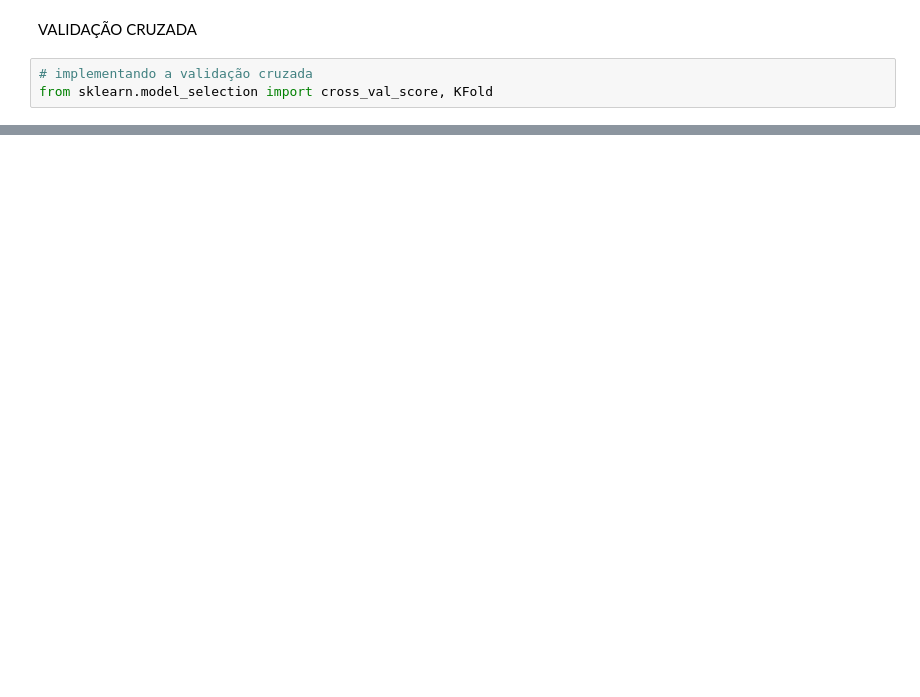
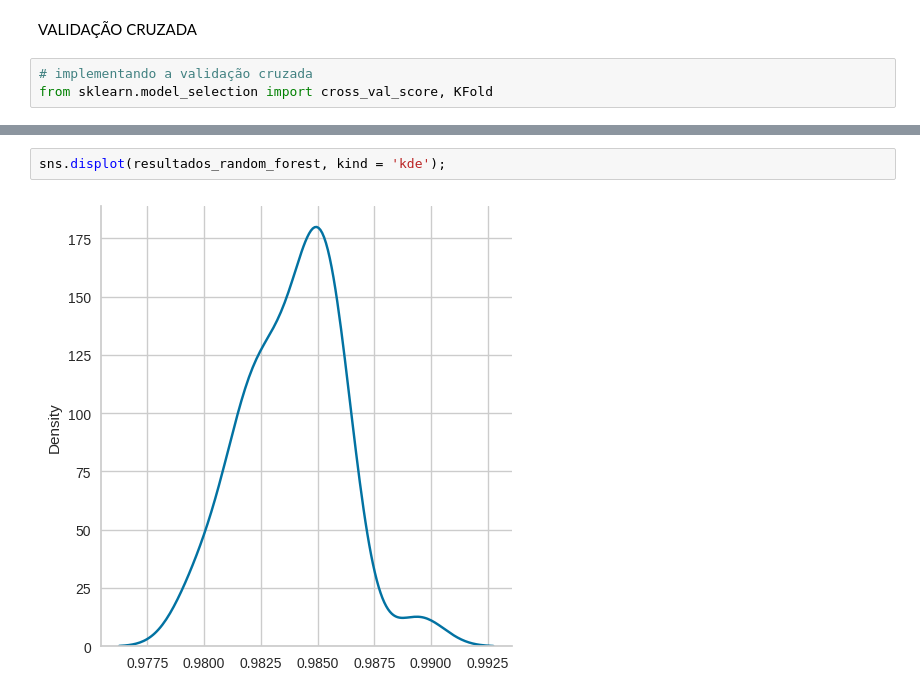
Before and after one commit to LucasMonteiroBastos/Analise-de-Credito---Part-I, a Jupyter notebook: ANALISE_DE_CREDITO_PREDIZER_SE_A_PESSOA_PAGOU_OU_NÃO_O_EMPRÉSTIMO.ipynb, the cells around one changed output, grey strips where cells are left out. Saved outputs shown, nothing was run; the diff lists cells and outputs as text; blank space fills up the shorter version.

```diff
--- a/ANALISE_DE_CREDITO_PREDIZER_SE_A_PESSOA_PAGOU_OU_NÃO_O_EMPRÉSTIMO.ipynb
+++ b/ANALISE_DE_CREDITO_PREDIZER_SE_A_PESSOA_PAGOU_OU_NÃO_O_EMPRÉSTIMO.ipynb
@@ -1259,0 +1167,4 @@ dtype: float64
+# %%
+sns.displot(resultados_random_forest, kind = 'kde');
+# %% [output]
+[figure, added]
```
Also changed, not shown: parts of 37 cells of this notebook.
